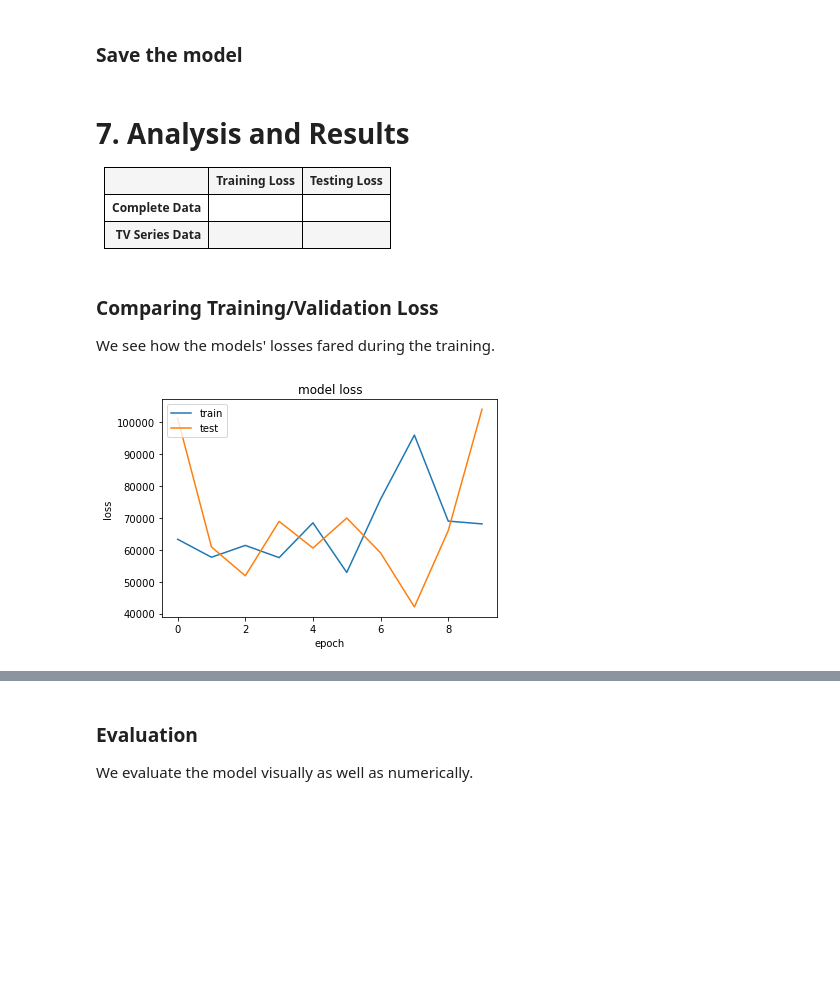
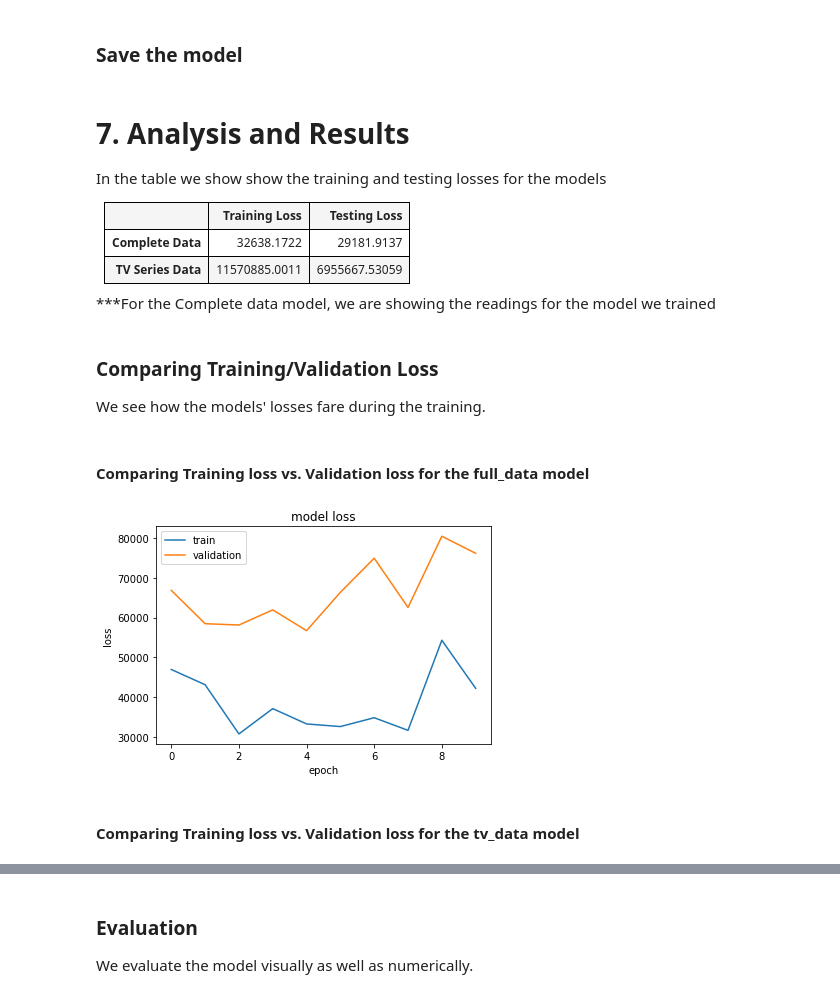
Before and after one commit to TheSPD/CS671-Web-Traffic-Analysis, a Jupyter notebook: Final_report.ipynb, the cells around one changed output, grey strips where cells are left out. Saved outputs shown, nothing was run; the diff lists cells and outputs as text; code cells hidden in the pictures; blank space fills up the shorter version.

```diff
--- a/Final_report.ipynb
+++ b/Final_report.ipynb
@@ -405,6 +405,9 @@ regressor.save('model_500a_7ts_32u_lstm_adam_32b_10e.h5')
 regressor_TV.save('model_tv_7ts_32u_lstm_adam_32b_10e.h5')
 # %% [markdown]
 # 7. Analysis and Results
+
+In the table we show show the training and testing losses for the models
+
 <table style="width:33%;border: 1px solid black;border-collapse: collapse;">
 
   <tr>
@@ -414,30 +417,35 @@ regressor_TV.save('model_tv_7ts_32u_lstm_adam_32b_10e.h5')
   </tr>
   <tr>
     <th style="border: 1px solid black;border-collapse: collapse;">Complete Data</th>
-    <td style="border: 1px solid black;border-collapse: collapse;"></td>
-    <td style="border: 1px solid black;border-collapse: collapse;"></td>
+    <td style="border: 1px solid black;border-collapse: collapse;">32638.1722</td>
+    <td style="border: 1px solid black;border-collapse: collapse;">29181.9137</td>
   </tr>
   <tr>
     <th style="border: 1px solid black;border-collapse: collapse;">TV Series Data</th>
-    <td style="border: 1px solid black;border-collapse: collapse;"></td>
-    <td style="border: 1px solid black;border-collapse: collapse;"></td>
+    <td style="border: 1px solid black;border-collapse: collapse;">11570885.0011</td>
+    <td style="border: 1px solid black;border-collapse: collapse;">6955667.53059</td>
   </tr>
 
 </table>
+***For the Complete data model, we are showing the readings for the model we trained
 # %% [markdown]
 ### Comparing Training/Validation Loss
-We see how the models' losses fared during the training.
+We see how the models' losses fare during the training.
+# %% [markdown]
+#### Comparing Training loss vs. Validation loss for the full_data model
 # %%
 # summarize history for loss
 plt.plot(history.history['loss'])
 plt.plot(history.history['val_loss'])
 plt.title('model loss')
 plt.ylabel('loss')
 plt.xlabel('epoch')
-plt.legend(['train', 'test'], loc='upper left')
+plt.legend(['train', 'validation'], loc='upper left')
 plt.show()
 # %% [output]
-[figure, old version]
+[figure, new version]
+# %% [markdown]
+#### Comparing Training loss vs. Validation loss for the tv_data model
 # %%
 # summarize history for loss
 plt.plot(history_TV.history['loss'])
```
Also changed, not shown: parts of 13 cells of this notebook, 4 other files.
